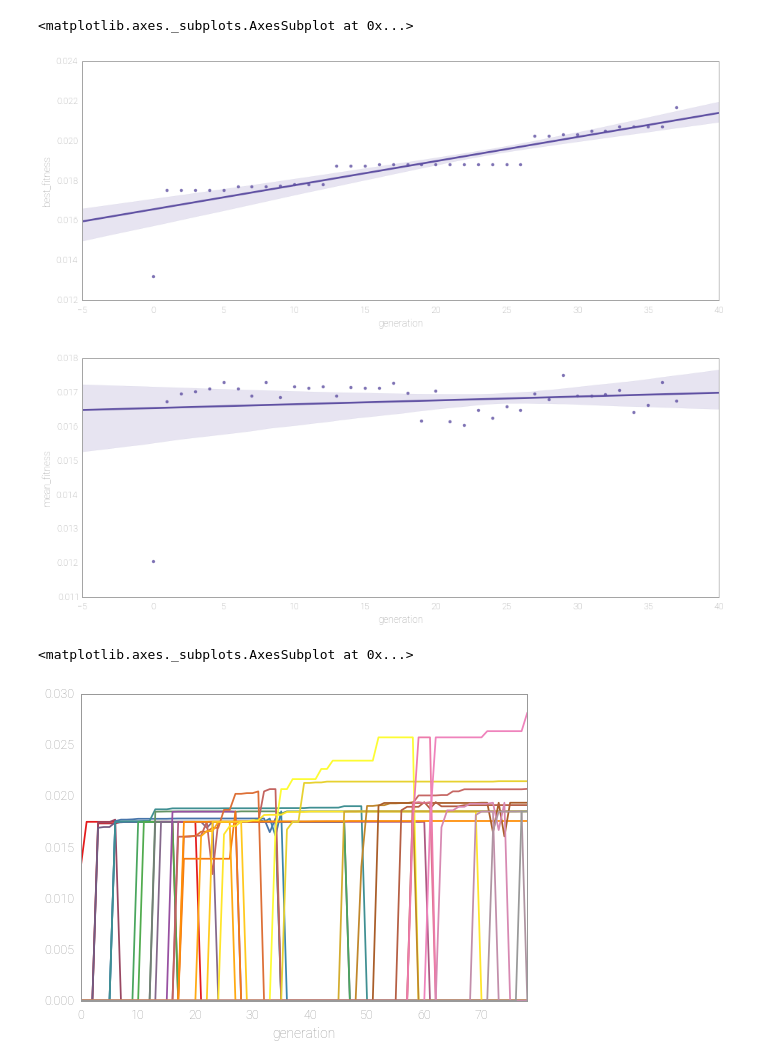
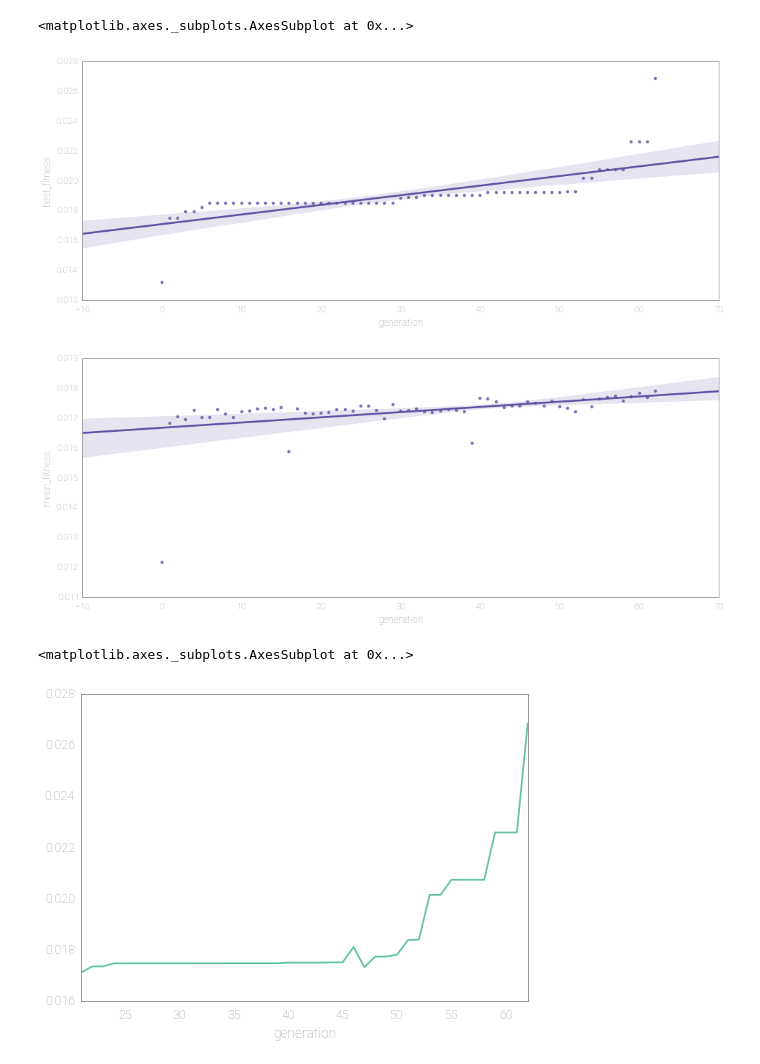
Before and after one commit to BarkingMouseStudio/unity-experiments, a Jupyter notebook: Fitness.ipynb, the cells around one changed output. Saved outputs shown, nothing was run; the diff lists cells and outputs as text; code cells hidden in the pictures.

```diff
--- a/Fitness.ipynb
+++ b/Fitness.ipynb
@@ -39,7 +39,7 @@ palette = sns.color_palette("Spectral_r", 350)
 sns.set_palette(palette)
 sns.set_context("notebook", font_scale=1.25)
 # %%
-log_path = "logs_635748153619822020"
+log_path = "logs_635748225414105270"
 # %%
 columns = ["generation", "species_id",
            "fitness", "adjusted_fitness", "best_duration",
@@ -110,15 +110,16 @@ plt.figure(figsize=(16, 6))
 sns.regplot("generation", "mean_fitness", raw)
 # %% [output]
 <matplotlib.axes._subplots.AxesSubplot at 0x...>
-[figure, old version]
+[figure, new version]
-[figure, old version]
+[figure, new version]
 # %%
 data = pd.read_csv("%s/species.csv" % log_path, header=None, names=["generation", "species", "size", "best_fitness", "mean_fitness", "adjusted_fitness", "complexity"])
+data = data[data["species"] == 25]
 df = data.groupby(["generation", "species"])["best_fitness"].first().unstack("species").fillna(0)
-df.plot(colormap="Set1", legend=False)
+df.plot(colormap="Set2", legend=False)
 # %% [output]
 <matplotlib.axes._subplots.AxesSubplot at 0x...>
-[figure, old version]
+[figure, new version]
 # %%
 data = pd.read_csv("%s/species.csv" % log_path, header=None, names=["generation", "species", "size", "best_fitness", "mean_fitness", "adjusted_fitness", "complexity"])
 df = data.groupby(["generation", "species"])["size"].first().unstack("species").fillna(0)
```
Also changed, not shown: parts of 6 cells of this notebook.
